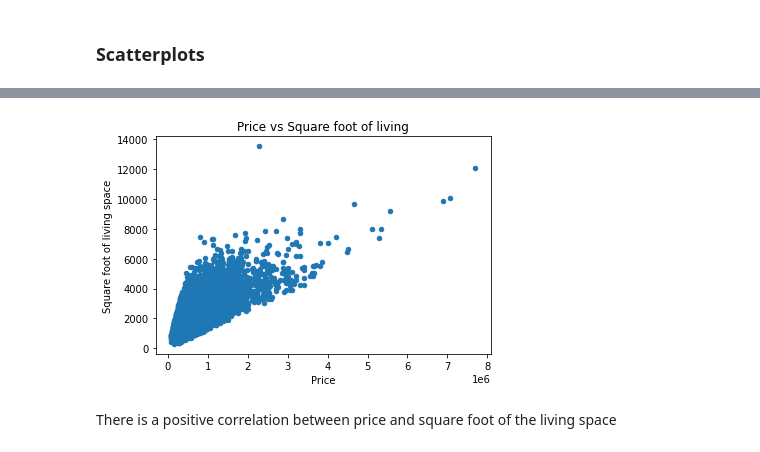
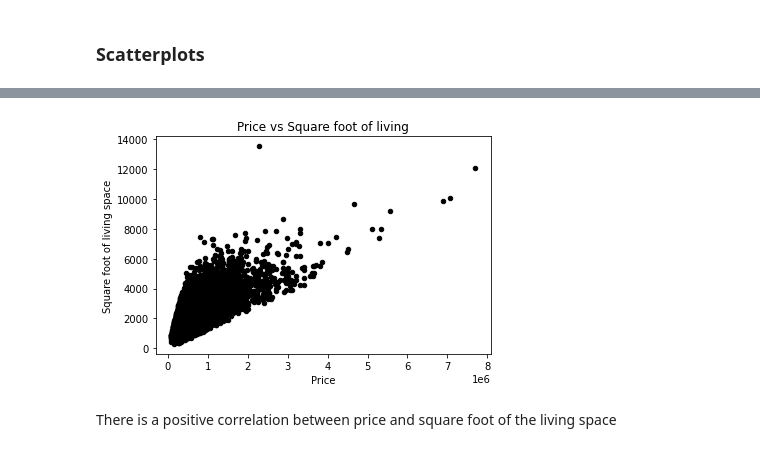
Before and after one commit to JoanNjoki/House-Pricing-Analysis, a Jupyter notebook: Moringa_Data_Science_CORE_W7_Independent_Project_2021_05_Joan_Mwangi_Python_Notebook.ipynb, the cells around one changed output, grey strips where cells are left out. Drawn from its saved outputs; the diff is of its cells as text; code cells hidden in the pictures.

```diff
--- a/Moringa_Data_Science_CORE_W7_Independent_Project_2021_05_Joan_Mwangi_Python_Notebook.ipynb
+++ b/Moringa_Data_Science_CORE_W7_Independent_Project_2021_05_Joan_Mwangi_Python_Notebook.ipynb
@@ -391,12 +390,12 @@ There is a moderate correlation between price and number of prices
 # %%
 #scatter plot of house pricing and square of living space
-house.plot(x='price',y='sqft_living',kind='scatter')
+house.plot(x='price',y='sqft_living',kind='scatter',color='black')
 plt.title('Price vs Square foot of living')
 plt.ylabel('Square foot of living space')
 plt.xlabel('Price')
 plt.show()
 # %% [output]
-[figure, old version]
+[figure, new version]
 # %% [markdown]
 There is a positive correlation between price and square foot of the living space
 # %%
```
Also changed, not shown: parts of 26 cells of this notebook.
